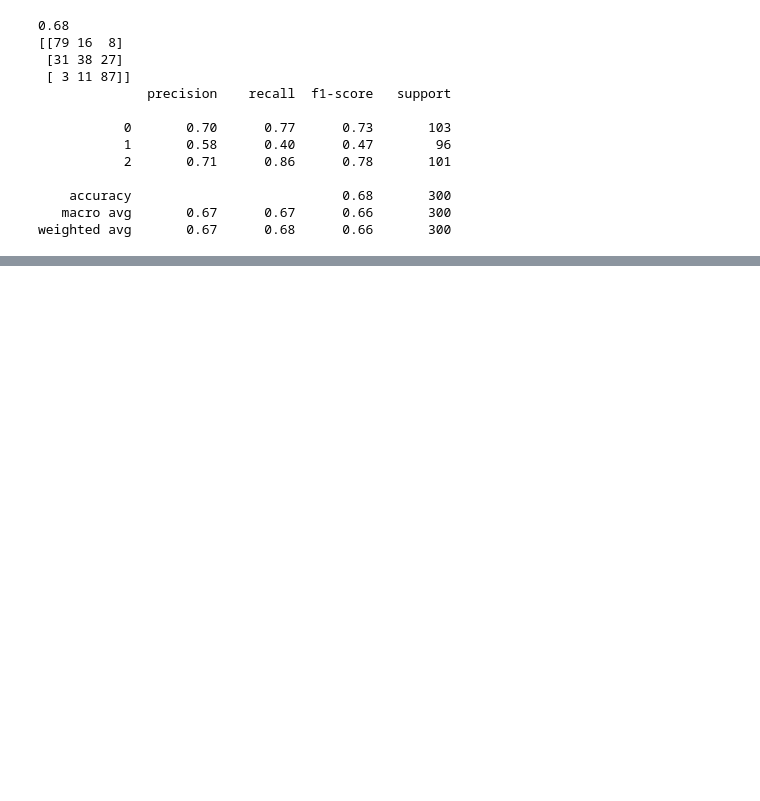
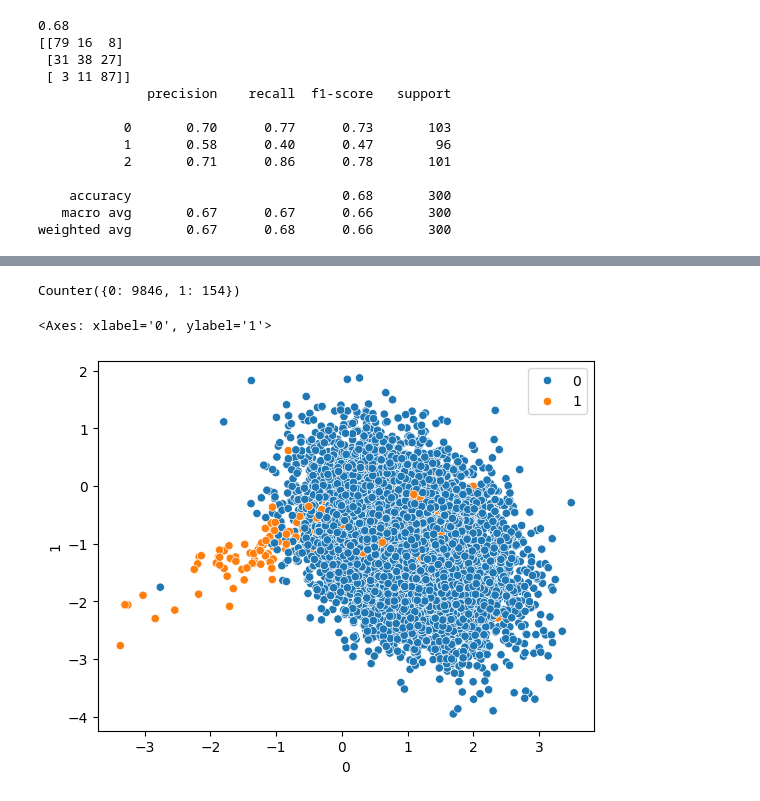
Before and after one commit to sukriti-waani/Machine-Learning, a Jupyter notebook: 5-Logistic_Regression/5.4-implementation.ipynb, the cells around one changed output, grey strips where cells are left out. Cells and saved outputs as stored; diff of their text form; code cells hidden in the pictures; blank space fills up the shorter version.

```diff
--- a/5-Logistic_Regression/5.4-implementation.ipynb
+++ b/5-Logistic_Regression/5.4-implementation.ipynb
@@ -524,0 +535,10 @@ weighted avg       0.67      0.68      0.66       300
+# %%
+# Create a highly imbalanced synthetic classification dataset
+X, y = make_classification(
+    n_samples = 10000,          # Total number of data points
+    n_features = 2,            # Only 2 input features (for easy visualization)
+    n_clusters_per_class = 1,  # One cluster for each class
+    n_redundant = 0,           # No redundant (duplicate) features
+    weights = [0.99],          # 99% of data belongs to class 0, only 1% to class 1
+    random_state = 10         # Fixes randomness for same output each time
+)
@@ -524,0 +555,4 @@ weighted avg       0.67      0.68      0.66       300
+# %%
+Counter(y)
+# %% [output]
+Counter({0: 9846, 1: 154})
@@ -524,0 +562,10 @@ weighted avg       0.67      0.68      0.66       300
+# %%
+# Draw a scatter plot using seaborn
+sns.scatterplot(
+    x = pd.DataFrame(X)[0],   # X-axis → first column (feature 1) of dataset X
+    y = pd.DataFrame(X)[1],   # Y-axis → second column (feature 2) of dataset X
+    hue = y   # Color of each point based on its class label
+)
+# %% [output]
+<Axes: xlabel='0', ylabel='1'>
+[figure, added]
```
Also changed, not shown: parts of 17 cells of this notebook.
